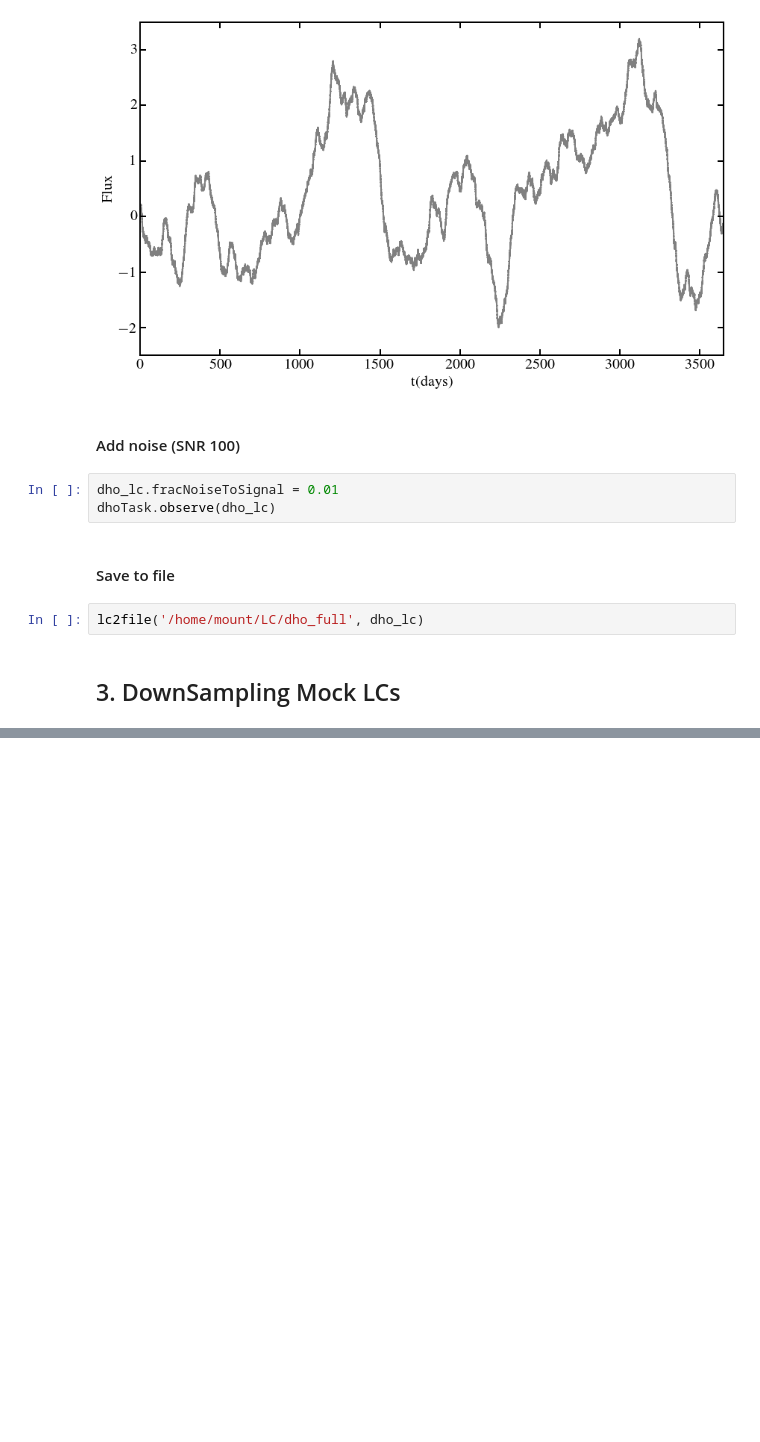
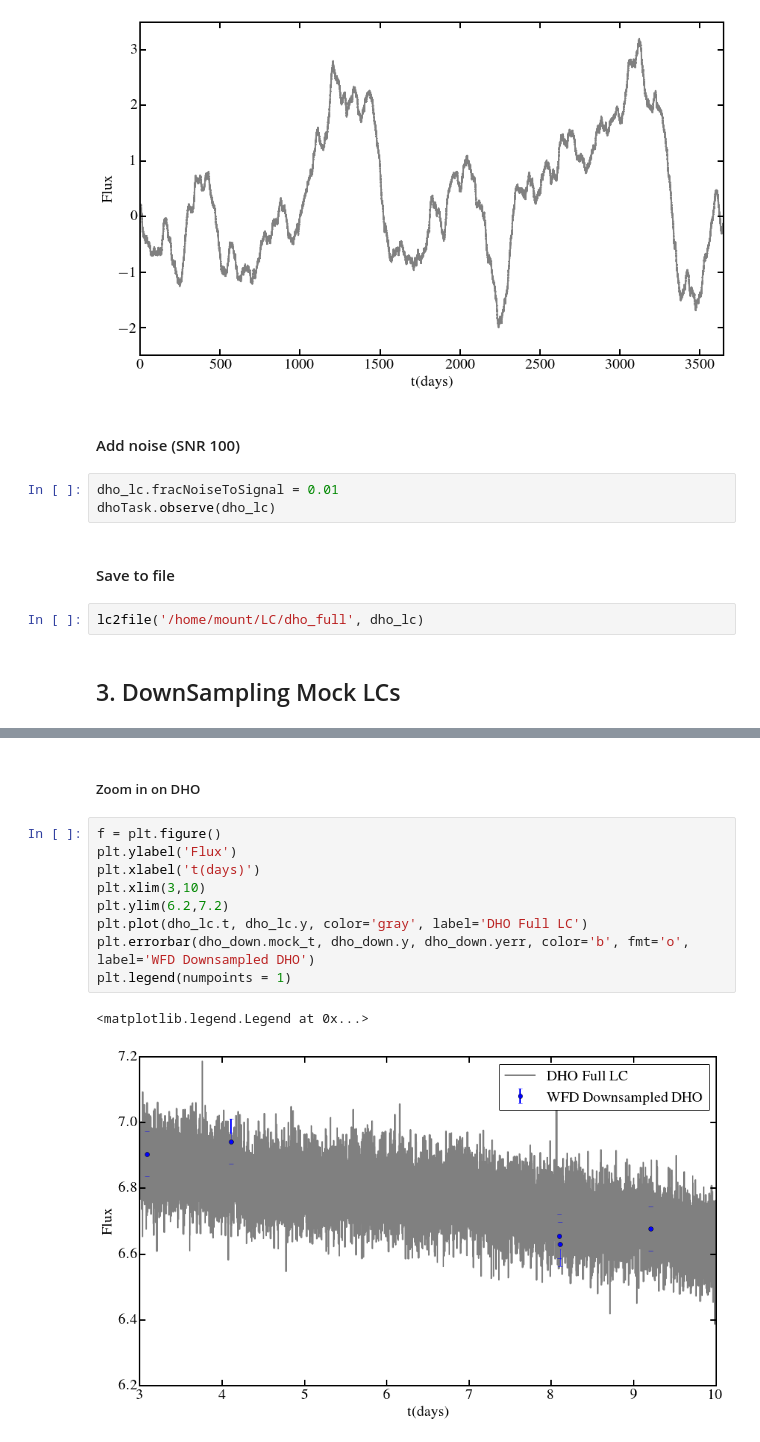
Before and after one commit to ywx649999311/lsst_cadence, a Jupyter notebook: lc.ipynb, the cells around one changed output, grey strips where cells are left out. Saved outputs shown, nothing was run; the diff lists cells and outputs as text; blank space fills up the shorter version.

```diff
--- a/lc.ipynb
+++ b/lc.ipynb
@@ -192,0 +283,14 @@ lc2file('/home/mount/LC/dho_full', dho_lc)
+# %% [markdown]
+##### Zoom in on DHO
+# %%
+f = plt.figure()
+plt.ylabel('Flux')
+plt.xlabel('t(days)')
+plt.xlim(3,10)
+plt.ylim(6.2,7.2)
+plt.plot(dho_lc.t, dho_lc.y, color='gray', label='DHO Full LC')
+plt.errorbar(dho_down.mock_t, dho_down.y, dho_down.yerr, color='b', fmt='o', label='WFD Downsampled DHO')
+plt.legend(numpoints = 1)
+# %% [output]
+<matplotlib.legend.Legend at 0x...>
+[figure, added]
```
Also changed, not shown: parts of 13 cells of this notebook.
